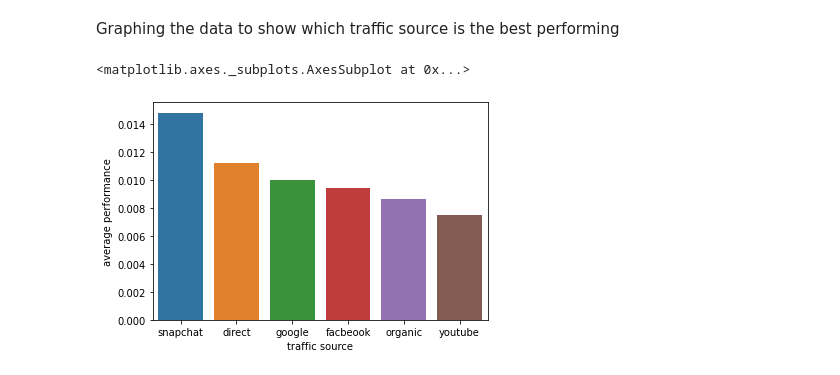
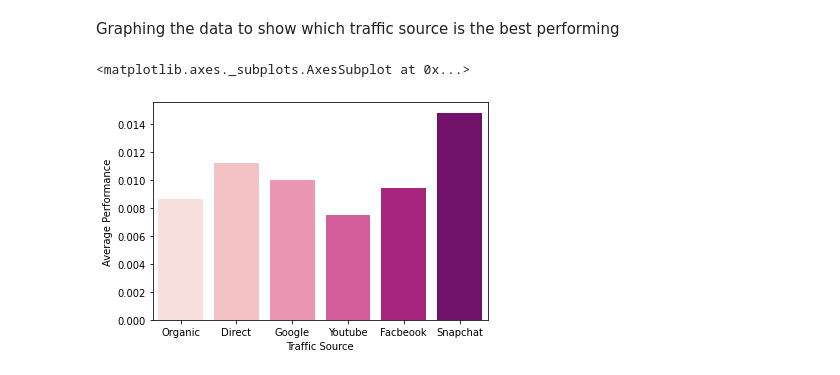
Before and after one commit to respinar1/GoogleColaboratory, a Jupyter notebook: Casper_Take_Home_Test.ipynb, the cells around one changed output. Cells and saved outputs as stored; diff of their text form; code cells hidden in the pictures.

```diff
--- a/Casper_Take_Home_Test.ipynb
+++ b/Casper_Take_Home_Test.ipynb
@@ -393,0 +423,3 @@ data
+# %%
+data['Average Performance'] = table(tb['Performance'])
+display(data[['Traffic Source', 'Average Performance']].sort_values(by="Average Performance", ascending=False))
@@ -394,19 +434,2 @@ data
 # %% [markdown]
 This code will be able to properly combine our averaged performance (combining the 4 loading pages and creating an average value) and the respective traffic source
-# %%
-x = tb['name']
-z = tb['Performance']
-list_1 = []
-
-for index in traffic_src:
-    counter = 0
-    count = 0
-    for y in x:
-        j = y.lower().split(" ", 1)[0]
-        if j == index:
-            counter = z.loc[tb.index[x == y]].to_numpy() + counter
-            count += 1
-    list_1.append((counter/count)[0])
-
-data['average performance'] = list_1
-display(data.sort_values(by="average performance", ascending=False))
@@ -421,7 +436,7 @@ display(data.sort_values(by="average performance", ascending=False))
 # %% [markdown]
 Graphing the data to show which traffic source is the best performing
-# %%
-sns.barplot(data=data.sort_values(by=['average performance'], ascending=False), x="traffic source", y="average performance")
-# %% [output]
-<matplotlib.axes._subplots.AxesSubplot at 0x...>
-[figure, removed]
+# %%
+sns.barplot(data=data, x="Traffic Source", y="Average Performance", palette=sns.color_palette("RdPu", 6))
+# %% [output]
+<matplotlib.axes._subplots.AxesSubplot at 0x...>
+[figure, added]
```
Also changed, not shown: parts of 8 cells of this notebook.
